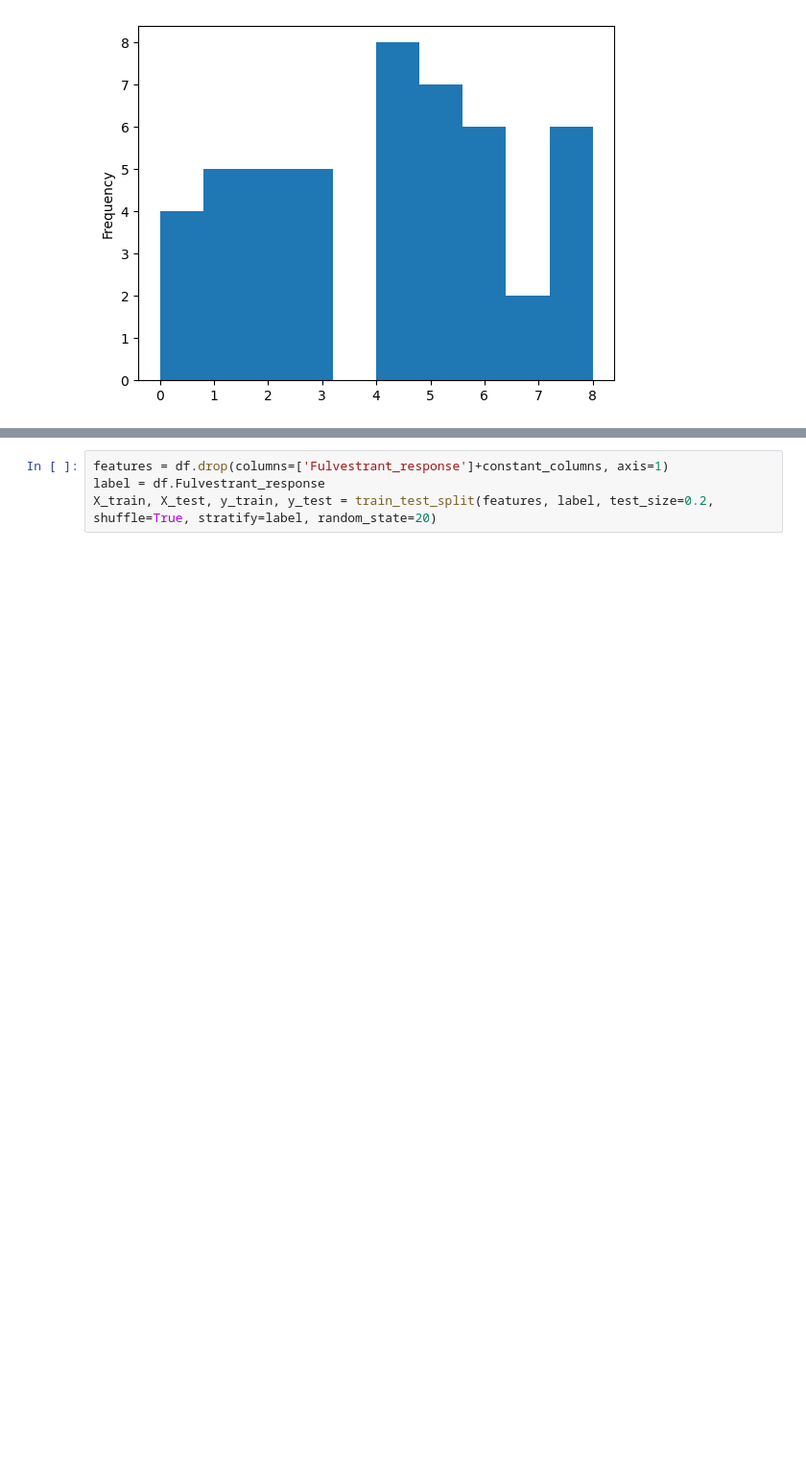
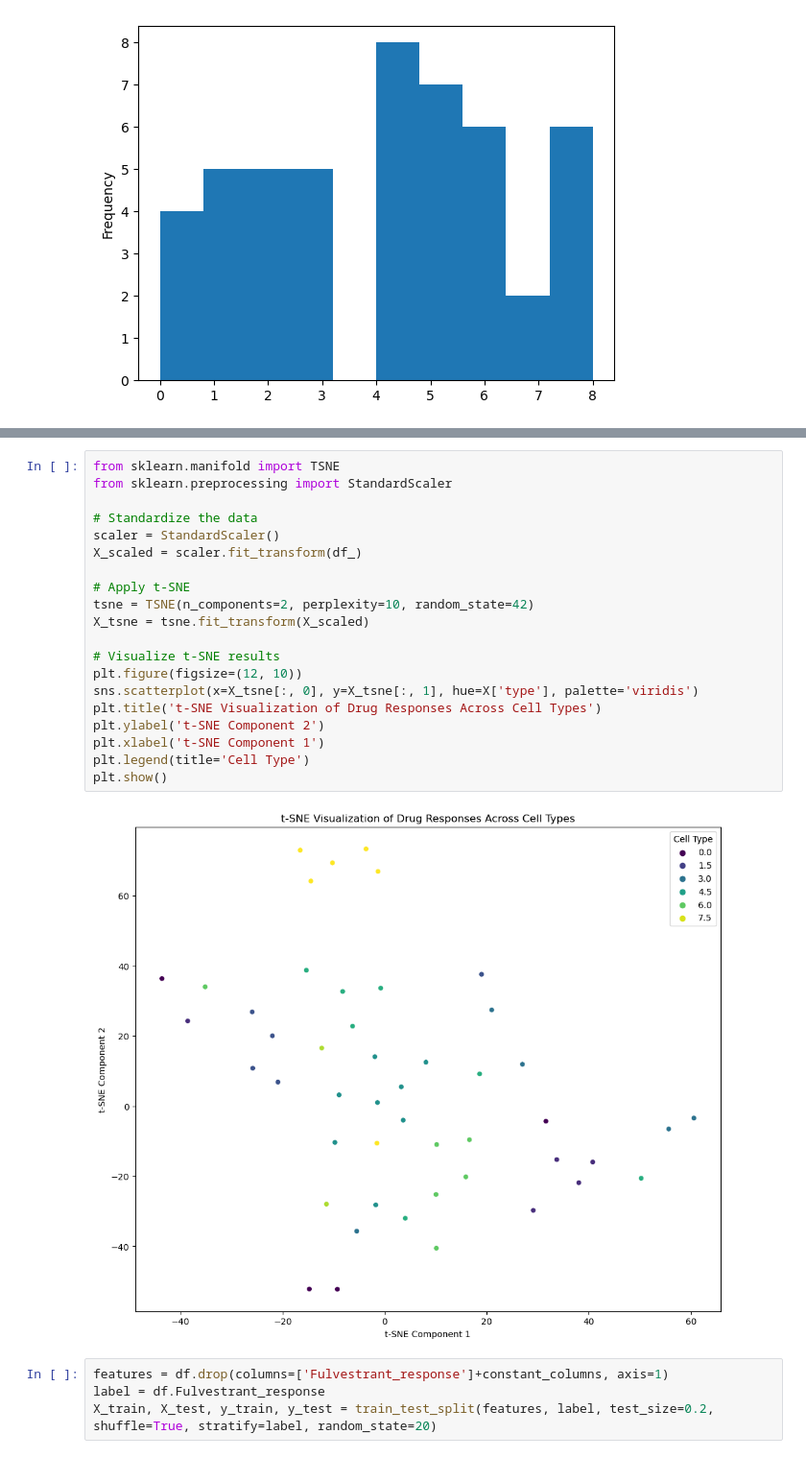
Before and after one commit to gsparsh220598/lantern-pharma-hackathon, a Jupyter notebook: analysis_fulvestrant.ipynb, the cells around one changed output, grey strips where cells are left out. Shown at 96% size. Drawn from its saved outputs; the diff is of its cells as text; blank space fills up the shorter version.

```diff
--- a/analysis_fulvestrant.ipynb
+++ b/analysis_fulvestrant.ipynb
@@ -92,3 +187,25 @@ df.type.plot(kind='hist')
+# %%
+from sklearn.manifold import TSNE
+from sklearn.preprocessing import StandardScaler
+
+# Standardize the data
+scaler = StandardScaler()
+X_scaled = scaler.fit_transform(df_)
+
+# Apply t-SNE
+tsne = TSNE(n_components=2, perplexity=10, random_state=42)
+X_tsne = tsne.fit_transform(X_scaled)
+
+# Visualize t-SNE results
+plt.figure(figsize=(12, 10))
+sns.scatterplot(x=X_tsne[:, 0], y=X_tsne[:, 1], hue=X['type'], palette='viridis')
+plt.title('t-SNE Visualization of Drug Responses Across Cell Types')
+plt.ylabel('t-SNE Component 2')
+plt.xlabel('t-SNE Component 1')
+plt.legend(title='Cell Type')
+plt.show()
+# %% [output]
+[figure, added]
 # %%
 features = df.drop(columns=['Fulvestrant_response']+constant_columns, axis=1)
 label = df.Fulvestrant_response
```
Also changed, not shown: parts of 6 cells of this notebook.
